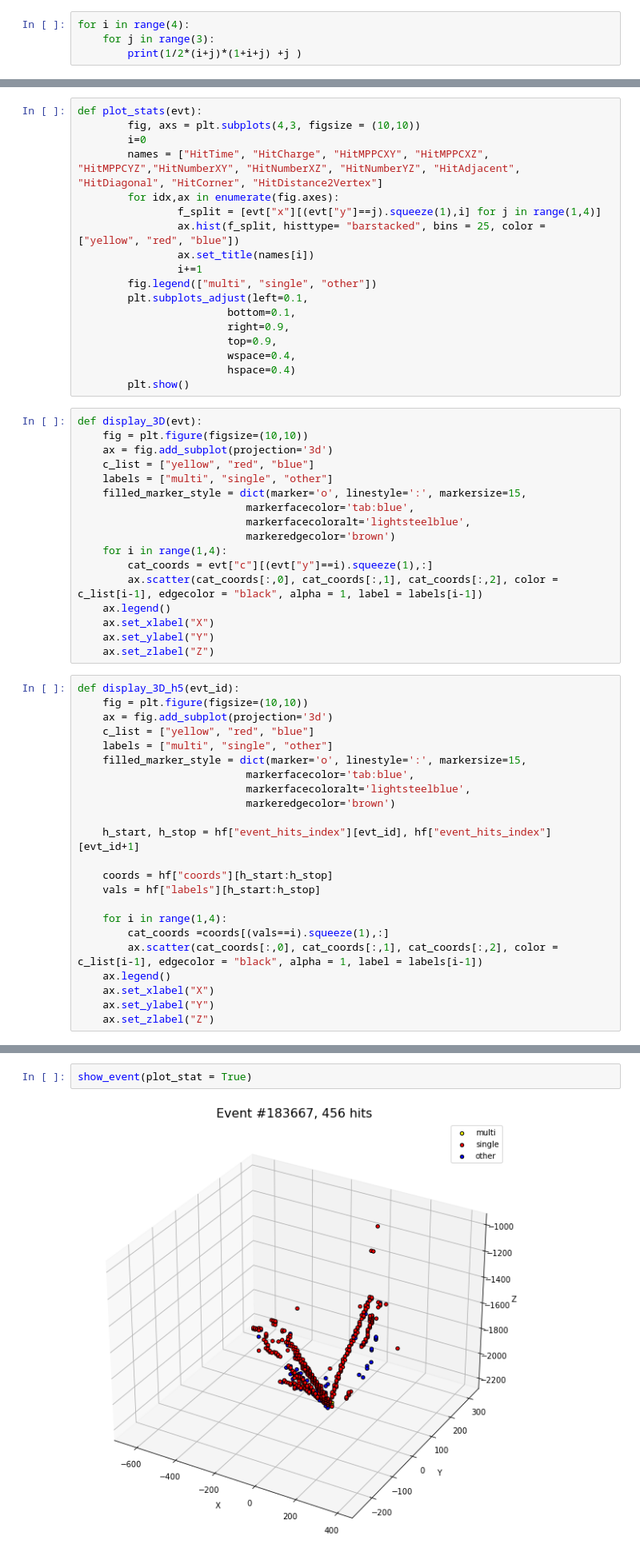
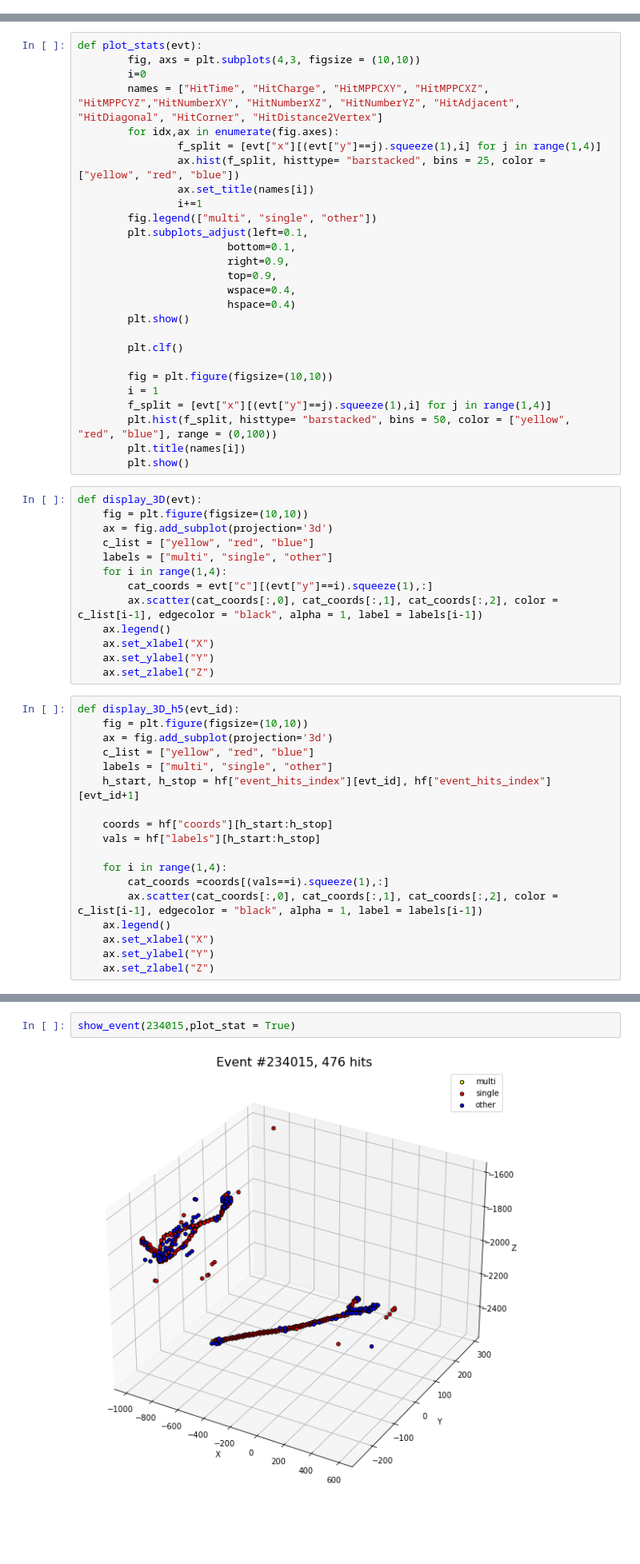
Before and after one commit to AntoineMsy/SemesterProject, a Jupyter notebook: notebooks/sfgd_eda.ipynb, the cells around one changed output, grey strips where cells are left out. Shown at 80% size. Drawn from its saved outputs; the diff is of its cells as text; blank space fills up the shorter version.

```diff
--- a/notebooks/sfgd_eda.ipynb
+++ b/notebooks/sfgd_eda.ipynb
@@ -39,4 +42,0 @@ array([ -253.93285902,    68.95139531, -1544.77885975])
-# %%
-for i in range(4):
-    for j in range(3):
-        print(1/2*(i+j)*(1+i+j) +j )
@@ -87,16 +70,21 @@ def plot_stats(evt):
                         wspace=0.4,
                         hspace=0.4)
         plt.show()
+
+        plt.clf()
+
+        fig = plt.figure(figsize=(10,10))
+        i = 1
+        f_split = [evt["x"][(evt["y"]==j).squeeze(1),i] for j in range(1,4)]
+        plt.hist(f_split, histtype= "barstacked", bins = 50, color = ["yellow", "red", "blue"], range = (0,100))
+        plt.title(names[i])
+        plt.show()
 # %%
 def display_3D(evt):
     fig = plt.figure(figsize=(10,10))
     ax = fig.add_subplot(projection='3d')
     c_list = ["yellow", "red", "blue"]
     labels = ["multi", "single", "other"]
-    filled_marker_style = dict(marker='o', linestyle=':', markersize=15,
-                           markerfacecolor='tab:blue',
-                           markerfacecoloralt='lightsteelblue',
-                           markeredgecolor='brown')
     for i in range(1,4):
         cat_coords = evt["c"][(evt["y"]==i).squeeze(1),:]
         ax.scatter(cat_coords[:,0], cat_coords[:,1], cat_coords[:,2], color = c_list[i-1], edgecolor = "black", alpha = 1, label = labels[i-1])
@@ -110,11 +98,6 @@ def display_3D_h5(evt_id):
     ax = fig.add_subplot(projection='3d')
     c_list = ["yellow", "red", "blue"]
     labels = ["multi", "single", "other"]
-    filled_marker_style = dict(marker='o', linestyle=':', markersize=15,
-                           markerfacecolor='tab:blue',
-                           markerfacecoloralt='lightsteelblue',
-                           markeredgecolor='brown')
-
     h_start, h_stop = hf["event_hits_index"][evt_id], hf["event_hits_index"][evt_id+1]
 
     coords = hf["coords"][h_start:h_stop]
@@ -153,6 +136,6 @@ show_event(evt_id)
 <Figure size 432x288 with 0 Axes>
 # %%
-show_event(plot_stat = True)
+show_event(234015,plot_stat = True)
 # %% [output]
-[figure, old version]
+[figure, new version]
 <Figure size 432x288 with 0 Axes>
```
Also changed, not shown: parts of 22 cells of this notebook, 10 other files.
